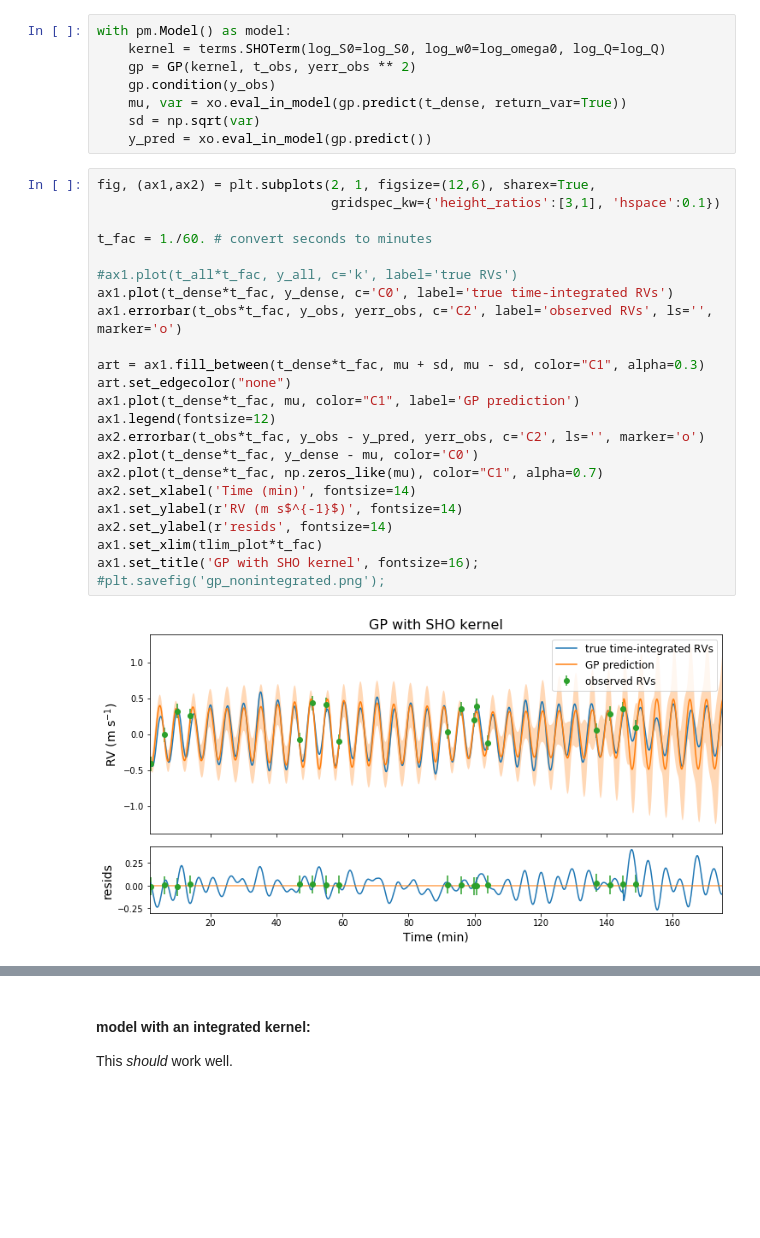
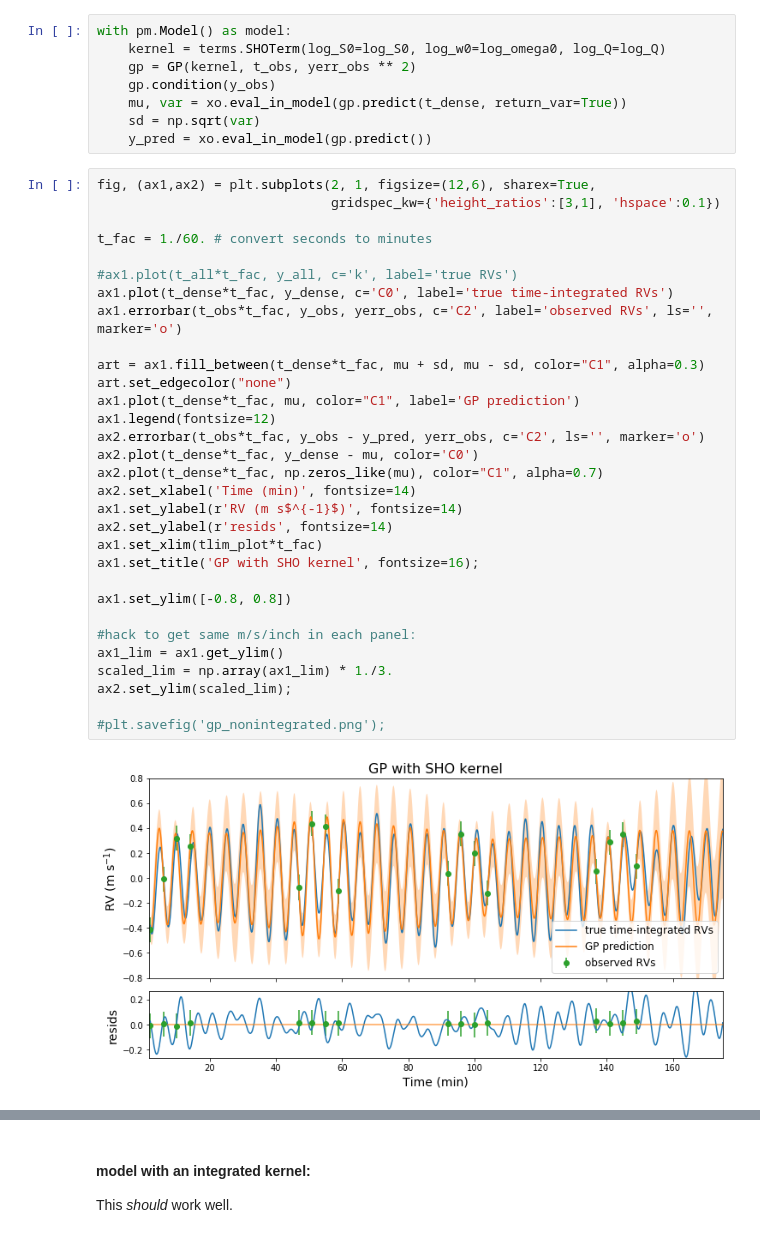
Before and after one commit to megbedell/pmodes, a Jupyter notebook: experiments/celerite-integrated-vs-non.ipynb, the cells around one changed output, grey strips where cells are left out. Cells and saved outputs as stored; diff of their text form; blank space fills up the shorter version.

Commit message:
improved plot ylim

```diff
--- a/experiments/celerite-integrated-vs-non.ipynb
+++ b/experiments/celerite-integrated-vs-non.ipynb
@@ -141,28 +143,36 @@ with pm.Model() as model:
 # %%
 fig, (ax1,ax2) = plt.subplots(2, 1, figsize=(12,6), sharex=True,
                               gridspec_kw={'height_ratios':[3,1], 'hspace':0.1})
 
 t_fac = 1./60. # convert seconds to minutes
 
 #ax1.plot(t_all*t_fac, y_all, c='k', label='true RVs')
 ax1.plot(t_dense*t_fac, y_dense, c='C0', label='true time-integrated RVs')
 ax1.errorbar(t_obs*t_fac, y_obs, yerr_obs, c='C2', label='observed RVs', ls='', marker='o')
 
 art = ax1.fill_between(t_dense*t_fac, mu + sd, mu - sd, color="C1", alpha=0.3)
 art.set_edgecolor("none")
 ax1.plot(t_dense*t_fac, mu, color="C1", label='GP prediction')
 ax1.legend(fontsize=12)
 ax2.errorbar(t_obs*t_fac, y_obs - y_pred, yerr_obs, c='C2', ls='', marker='o')
 ax2.plot(t_dense*t_fac, y_dense - mu, color='C0')
 ax2.plot(t_dense*t_fac, np.zeros_like(mu), color="C1", alpha=0.7)
 ax2.set_xlabel('Time (min)', fontsize=14)
 ax1.set_ylabel(r'RV (m s$^{-1}$)', fontsize=14)
 ax2.set_ylabel(r'resids', fontsize=14)
 ax1.set_xlim(tlim_plot*t_fac)
 ax1.set_title('GP with SHO kernel', fontsize=16);
+
+ax1.set_ylim([-0.8, 0.8])
+
+#hack to get same m/s/inch in each panel:
+ax1_lim = ax1.get_ylim()
+scaled_lim = np.array(ax1_lim) * 1./3.
+ax2.set_ylim(scaled_lim);
+
 #plt.savefig('gp_nonintegrated.png');
 # %% [output]
-[figure, old version]
+[figure, new version]
 # %%
 print(np.sum((y_dense - mu)**2/var))
 # %% [output]
```
Also changed, not shown: parts of 5 cells of this notebook.
